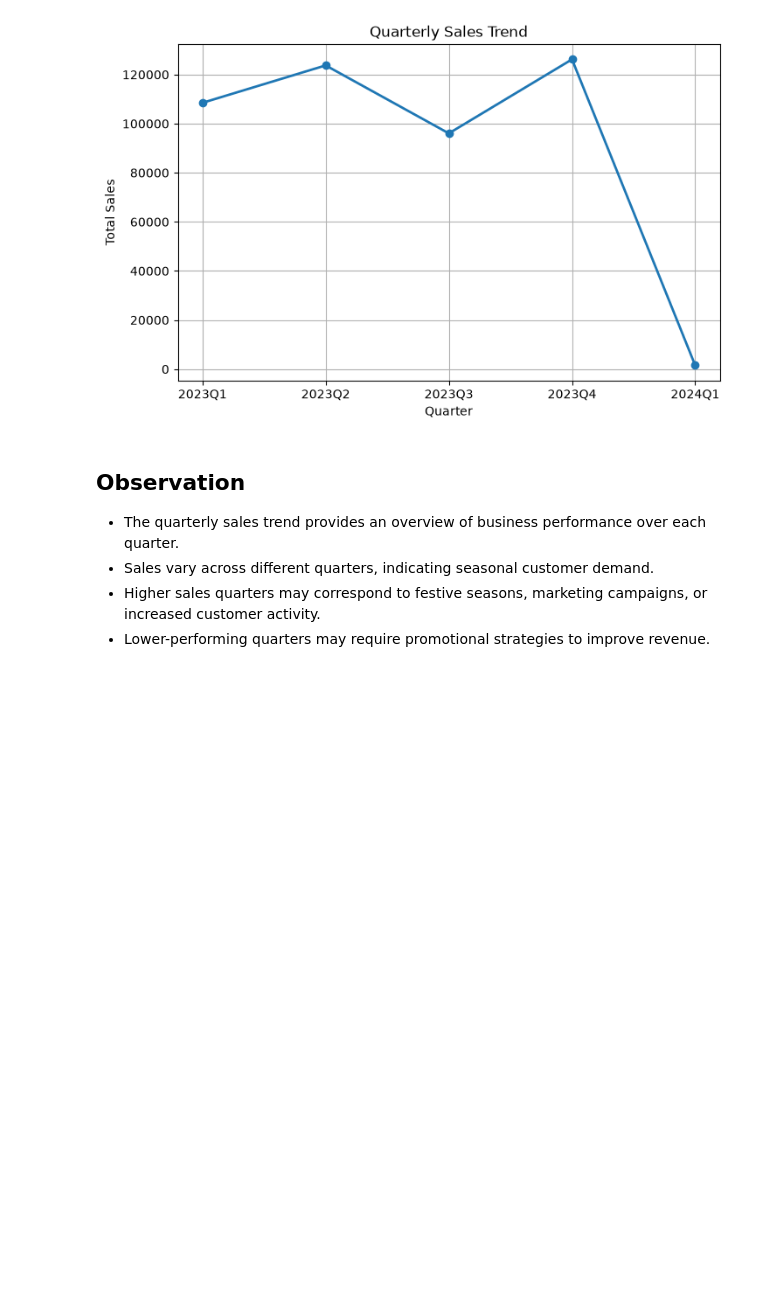
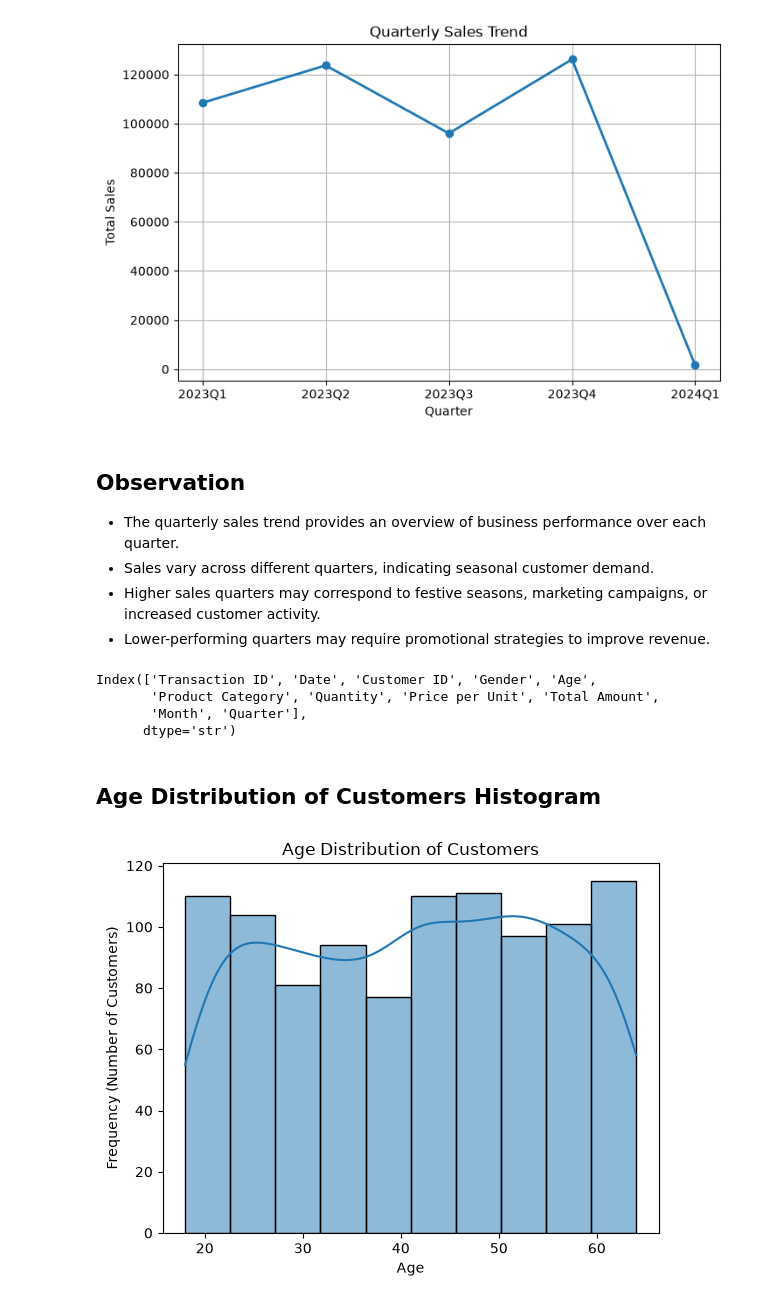
Before and after one commit to RiteshNoukudkar/Reatail_Sales_EDA, a Jupyter notebook: notebook/Retail_Sales_EDA.ipynb, the cells around one changed output. Saved outputs shown, nothing was run; the diff lists cells and outputs as text; code cells hidden in the pictures; blank space fills up the shorter version.

Commit message:
Customer Age Distribution chart

```diff
--- a/notebook/Retail_Sales_EDA.ipynb
+++ b/notebook/Retail_Sales_EDA.ipynb
@@ -324,3 +324,23 @@ plt.show()
 - Sales vary across different quarters, indicating seasonal customer demand.
 - Higher sales quarters may correspond to festive seasons, marketing campaigns, or increased customer activity.
 - Lower-performing quarters may require promotional strategies to improve revenue.
+# %%
+df.columns
+# %% [output]
+Index(['Transaction ID', 'Date', 'Customer ID', 'Gender', 'Age',
+       'Product Category', 'Quantity', 'Price per Unit', 'Total Amount',
+       'Month', 'Quarter'],
+      dtype='str')
+# %% [markdown]
+## Age Distribution of Customers Histogram
+# %%
+plt.Figure(figsize=(8,5))
+
+sns.histplot(df["Age"], bins=10, kde=True)
+
+plt.title("Age Distribution of Customers")
+plt.xlabel("Age")
+plt.ylabel("Frequency (Number of Customers)")
+plt.show()
+# %% [output]
+[figure, added]
```
Also changed, not shown: parts of 1 cell of this notebook.
